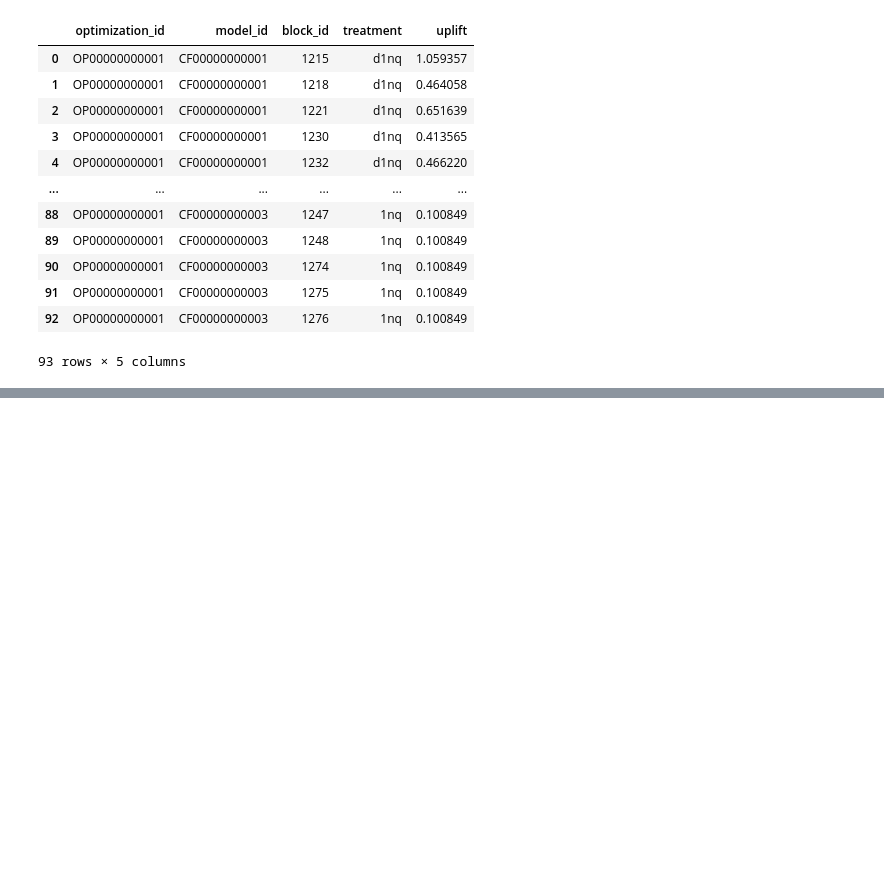
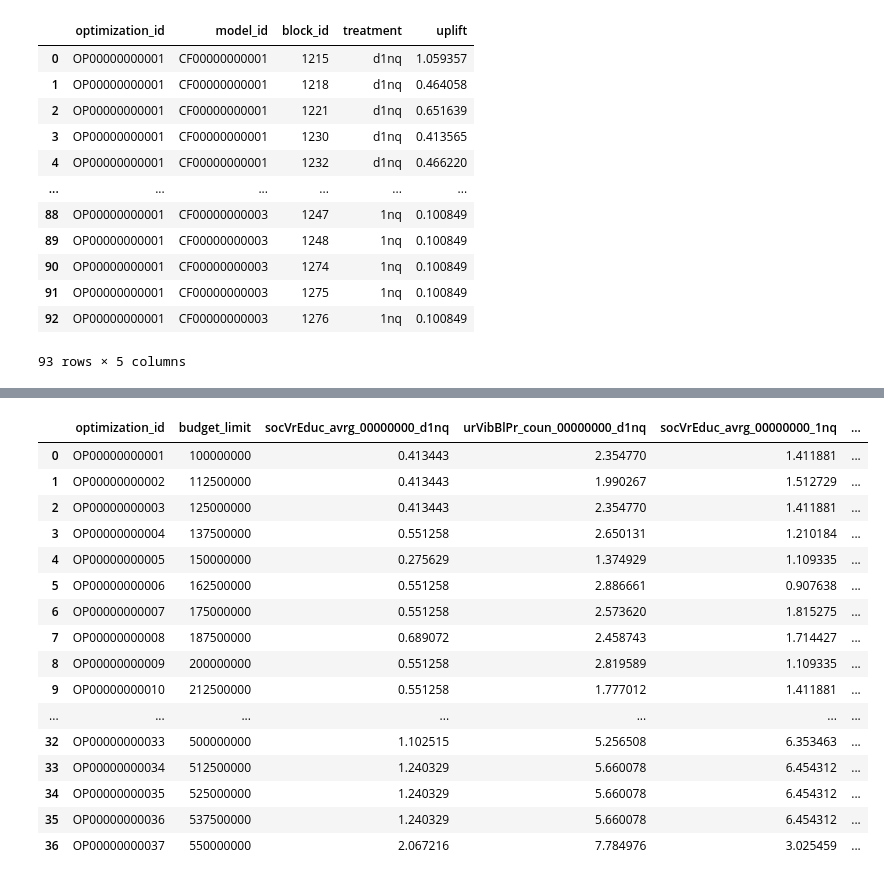
Before and after one commit to Andrew10MAIN/urban_regeneration_platform, a Jupyter notebook: experiments/notebooks/optimization_experimenting.ipynb, the cells around one changed output, grey strips where cells are left out. Saved outputs shown, nothing was run; the diff lists cells and outputs as text; code cells hidden in the pictures; blank space fills up the shorter version.

```diff
--- a/experiments/notebooks/optimization_experimenting.ipynb
+++ b/experiments/notebooks/optimization_experimenting.ipynb
@@ -367,0 +606,41 @@ optimization_df_sum
+# %%
+# suma upliftów per (target_id, treatment) -> jedna kolumna na uplift, np. urVibBlPr_coun_00000000_d1nq
+uplift_cols = direct_cols + indirect_cols
+
+uplift_sums = (
+    uplifts_df_final_results_all
+    .assign(uplift_col=lambda df: df['target_id'] + '_' + df['treatment'])
+    .pivot_table(index='optimization_id', columns='uplift_col',
+                 values='uplift', aggfunc='sum', fill_value=0.0)
+    .reindex(columns=uplift_cols, fill_value=0.0)
+    .reset_index()
+)
+uplift_sums.columns.name = None
+
+budget_scenarios_df = (
+    optimization_df_sum[['optimization_id', 'cost_limit']]
+    .rename(columns={'cost_limit': 'budget_limit'})
+    .merge(uplift_sums, on='optimization_id', how='left')
+    .fillna({c: 0.0 for c in uplift_cols})
+    .sort_values('budget_limit')
+    .reset_index(drop=True)
+)
+budget_scenarios_df
+# %% [output]
+|  | optimization_id | budget_limit | socVrEduc_avrg_00000000_d1nq | urVibBlPr_coun_00000000_d1nq | socVrEduc_avrg_00000000_1nq | ... |
+| 0 | OP00000000001 | 100000000 | 0.413443 | 2.354770 | 1.411881 | ... |
+| 1 | OP00000000002 | 112500000 | 0.413443 | 1.990267 | 1.512729 | ... |
+| 2 | OP00000000003 | 125000000 | 0.413443 | 2.354770 | 1.411881 | ... |
+| 3 | OP00000000004 | 137500000 | 0.551258 | 2.650131 | 1.210184 | ... |
+| 4 | OP00000000005 | 150000000 | 0.275629 | 1.374929 | 1.109335 | ... |
+| 5 | OP00000000006 | 162500000 | 0.551258 | 2.886661 | 0.907638 | ... |
+| 6 | OP00000000007 | 175000000 | 0.551258 | 2.573620 | 1.815275 | ... |
+| 7 | OP00000000008 | 187500000 | 0.689072 | 2.458743 | 1.714427 | ... |
+| 8 | OP00000000009 | 200000000 | 0.551258 | 2.819589 | 1.109335 | ... |
+| 9 | OP00000000010 | 212500000 | 0.551258 | 1.777012 | 1.411881 | ... |
+| ... | ... | ... | ... | ... | ... | ... |
+| 32 | OP00000000033 | 500000000 | 1.102515 | 5.256508 | 6.353463 | ... |
+| 33 | OP00000000034 | 512500000 | 1.240329 | 5.660078 | 6.454312 | ... |
+| 34 | OP00000000035 | 525000000 | 1.240329 | 5.660078 | 6.454312 | ... |
+| 35 | OP00000000036 | 537500000 | 1.240329 | 5.660078 | 6.454312 | ... |
+| 36 | OP00000000037 | 550000000 | 2.067216 | 7.784976 | 3.025459 | ... |
```
Also changed, not shown: parts of 16 cells of this notebook, 18 other files.
